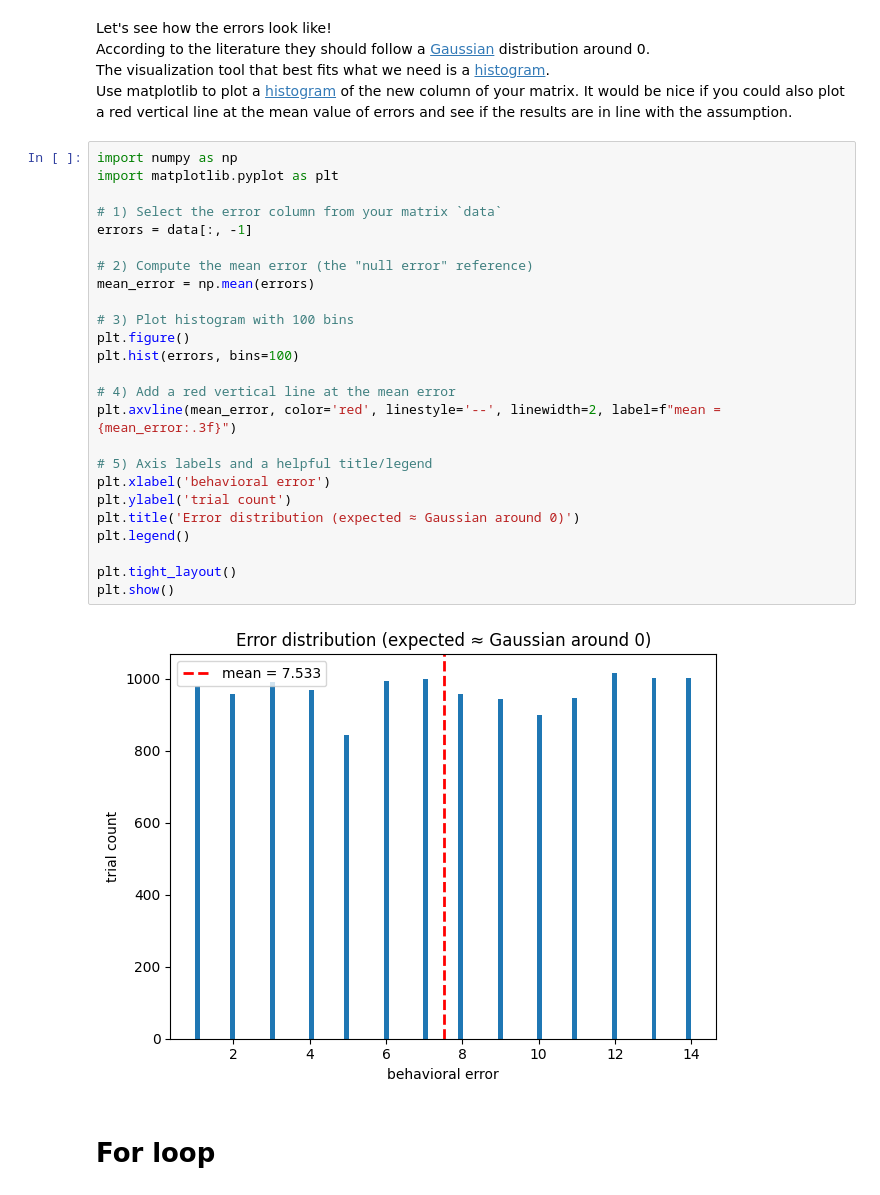
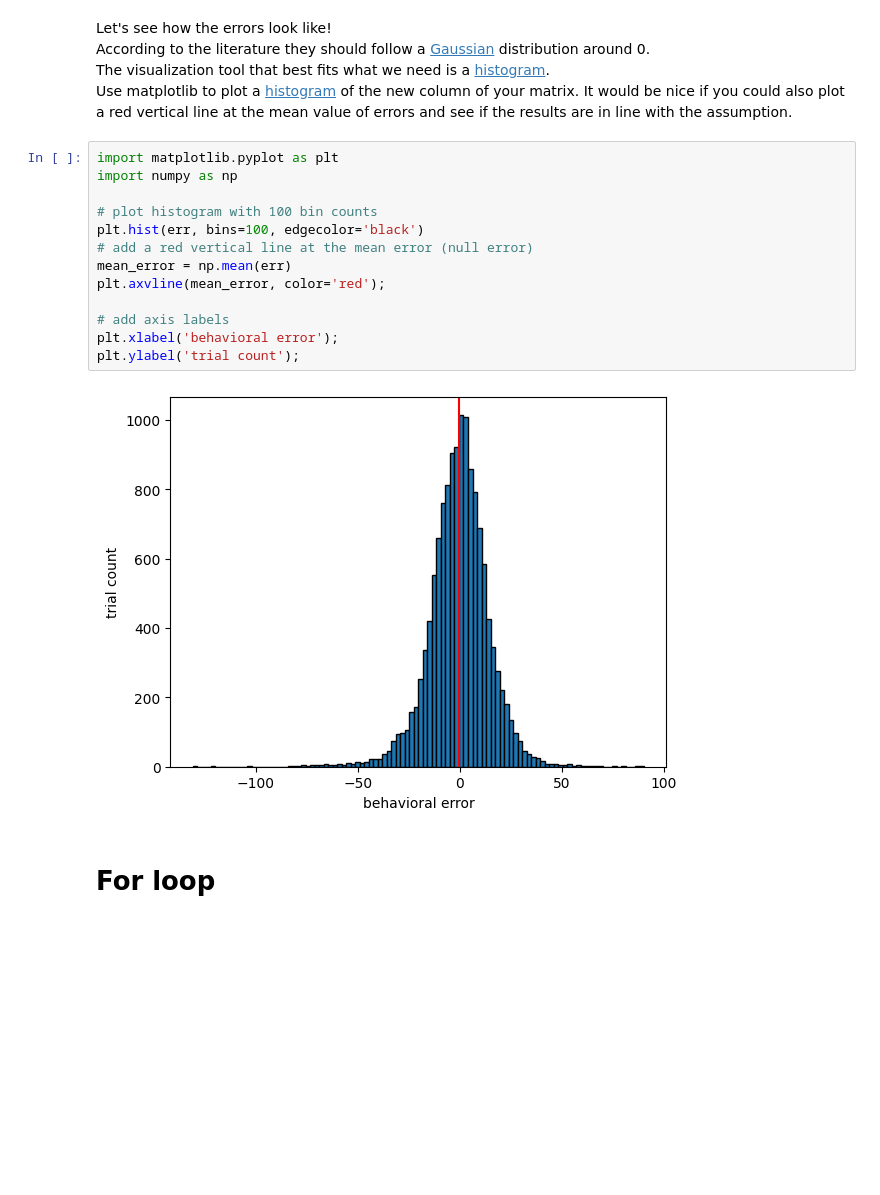
Before and after one commit to tuanaasuokturk/MBC_data_analysis, a Jupyter notebook: A0_PythonBasics/Assignment0.ipynb, the cells around one changed output. Saved outputs shown, nothing was run; the diff lists cells and outputs as text; blank space fills up the shorter version.

```diff
--- a/A0_PythonBasics/Assignment0.ipynb
+++ b/A0_PythonBasics/Assignment0.ipynb
@@ -299,32 +300,20 @@ The visualization tool that best fits what we need is a [histogram](https://en.w
 Use matplotlib to plot a [histogram](https://matplotlib.org/3.3.3/api/_as_gen/matplotlib.pyplot.hist.html) of the new column of your matrix.
 It would be nice if you could also plot a red vertical line at the mean value of errors and see if the results are in line with the assumption.
 # %%
+import matplotlib.pyplot as plt
 import numpy as np
-import matplotlib.pyplot as plt
 
-# 1) Select the error column from your matrix `data`
-errors = data[:, -1]
+# plot histogram with 100 bin counts
+plt.hist(err, bins=100, edgecolor='black')
+# add a red vertical line at the mean error (null error)
+mean_error = np.mean(err)
+plt.axvline(mean_error, color='red');
 
-# 2) Compute the mean error (the "null error" reference)
-mean_error = np.mean(errors)
-
-# 3) Plot histogram with 100 bins
-plt.figure()
-plt.hist(errors, bins=100)
-
-# 4) Add a red vertical line at the mean error
-plt.axvline(mean_error, color='red', linestyle='--', linewidth=2, label=f"mean = {mean_error:.3f}")
-
-# 5) Axis labels and a helpful title/legend
-plt.xlabel('behavioral error')
-plt.ylabel('trial count')
-plt.title('Error distribution (expected ≈ Gaussian around 0)')
-plt.legend()
-
-plt.tight_layout()
-plt.show()
+# add axis labels
+plt.xlabel('behavioral error');
+plt.ylabel('trial count');
 # %% [output]
-[figure, old version]
+[figure, new version]
 # %% [markdown]
 # For loop
 # %% [markdown]
```
Also changed, not shown: parts of 16 cells of this notebook.
